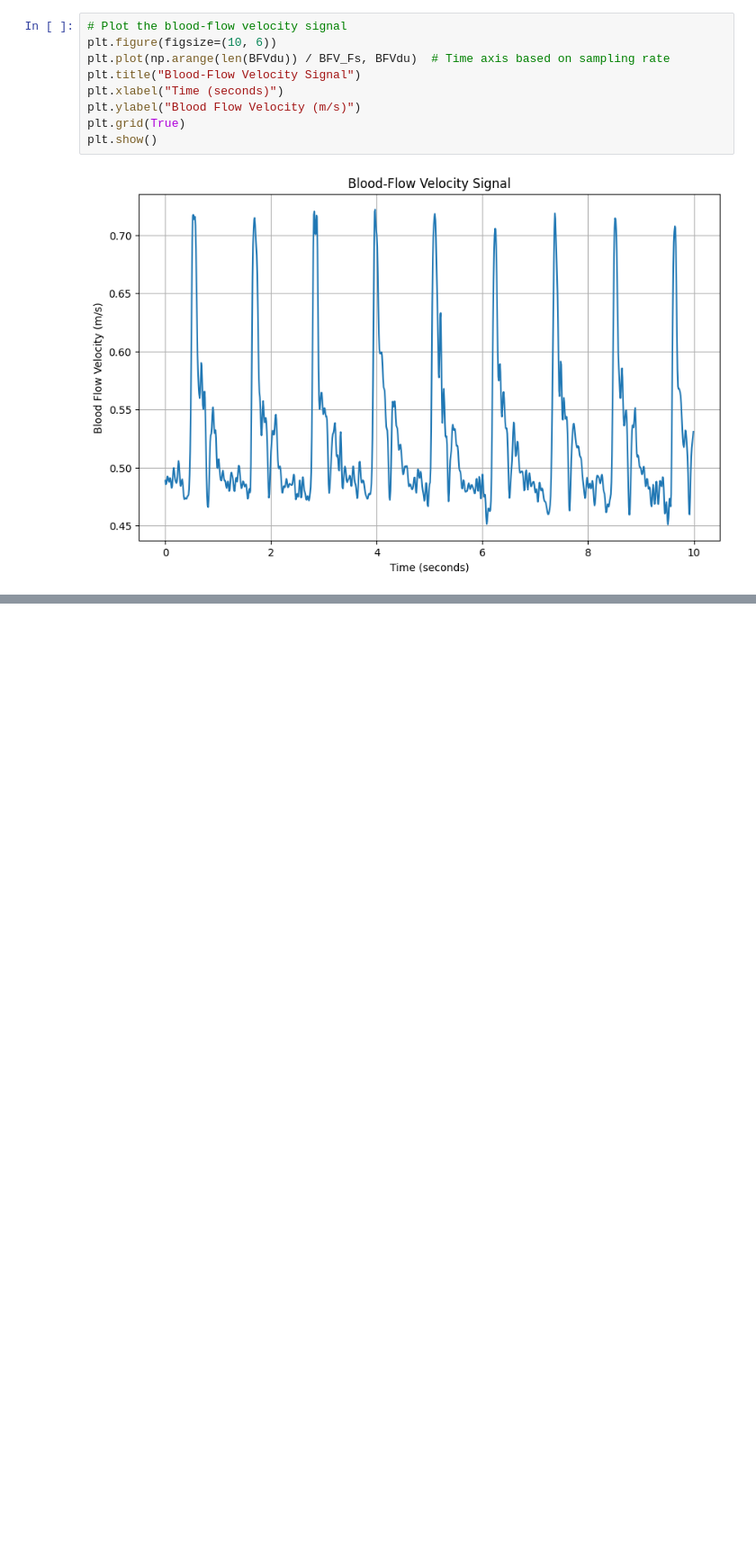
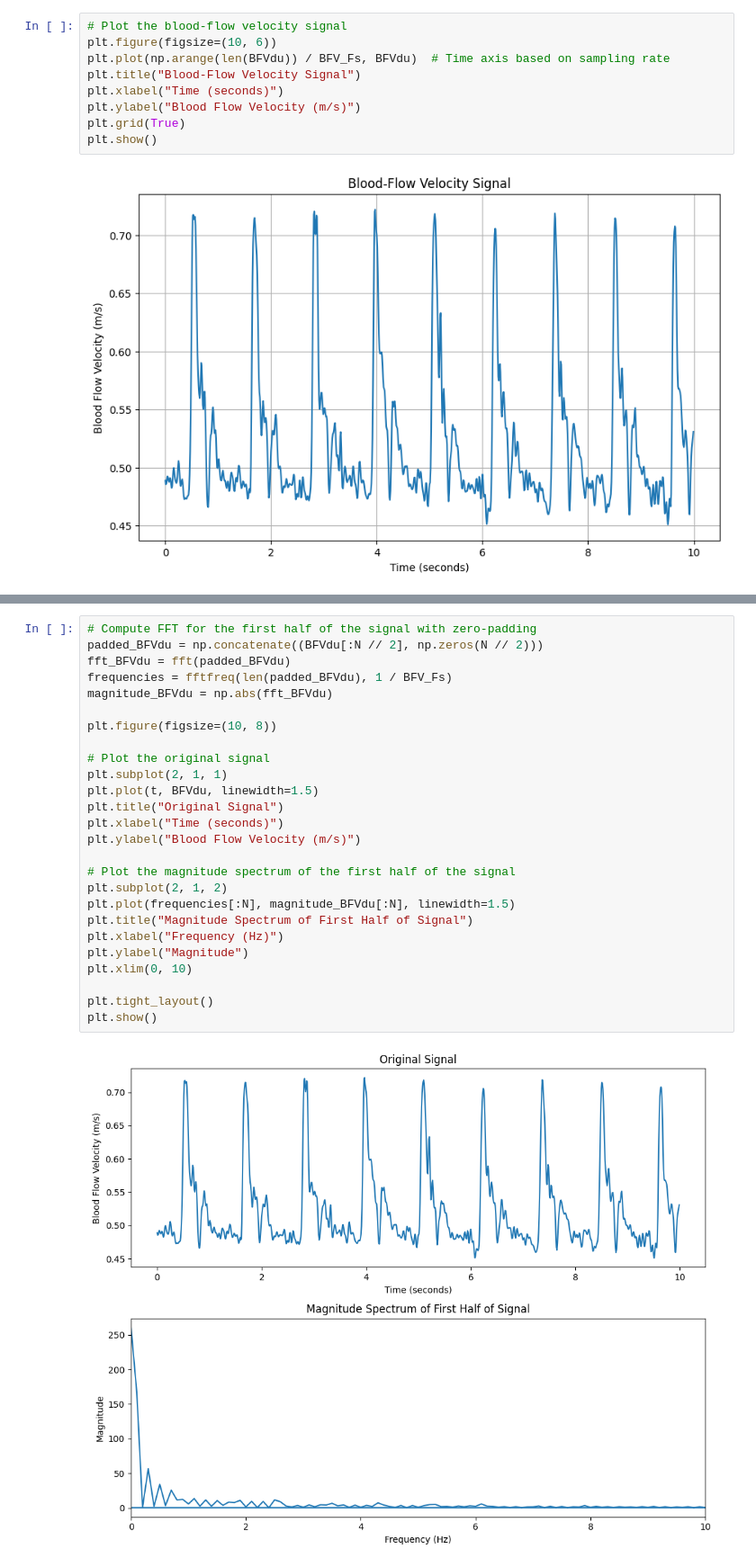
Before and after one commit to andrewderango/3A03, a Jupyter notebook: assignment3/part_a.ipynb, the cells around one changed output, grey strips where cells are left out. Shown at 90% size. Saved outputs shown, nothing was run; the diff lists cells and outputs as text; blank space fills up the shorter version.

```diff
--- a/assignment3/part_a.ipynb
+++ b/assignment3/part_a.ipynb
@@ -62,0 +102,28 @@ Text(0, 0.5, 'Magnitude')
+# %%
+# Compute FFT for the first half of the signal with zero-padding
+padded_BFVdu = np.concatenate((BFVdu[:N // 2], np.zeros(N // 2)))
+fft_BFVdu = fft(padded_BFVdu)
+frequencies = fftfreq(len(padded_BFVdu), 1 / BFV_Fs)
+magnitude_BFVdu = np.abs(fft_BFVdu)
+
+plt.figure(figsize=(10, 8))
+
+# Plot the original signal
+plt.subplot(2, 1, 1)
+plt.plot(t, BFVdu, linewidth=1.5)
+plt.title("Original Signal")
+plt.xlabel("Time (seconds)")
+plt.ylabel("Blood Flow Velocity (m/s)")
+
+# Plot the magnitude spectrum of the first half of the signal
+plt.subplot(2, 1, 2)
+plt.plot(frequencies[:N], magnitude_BFVdu[:N], linewidth=1.5)
+plt.title("Magnitude Spectrum of First Half of Signal")
+plt.xlabel("Frequency (Hz)")
+plt.ylabel("Magnitude")
+plt.xlim(0, 10)
+
+plt.tight_layout()
+plt.show()
+# %% [output]
+[figure, added]
```
Also changed, not shown: parts of 4 cells of this notebook.
